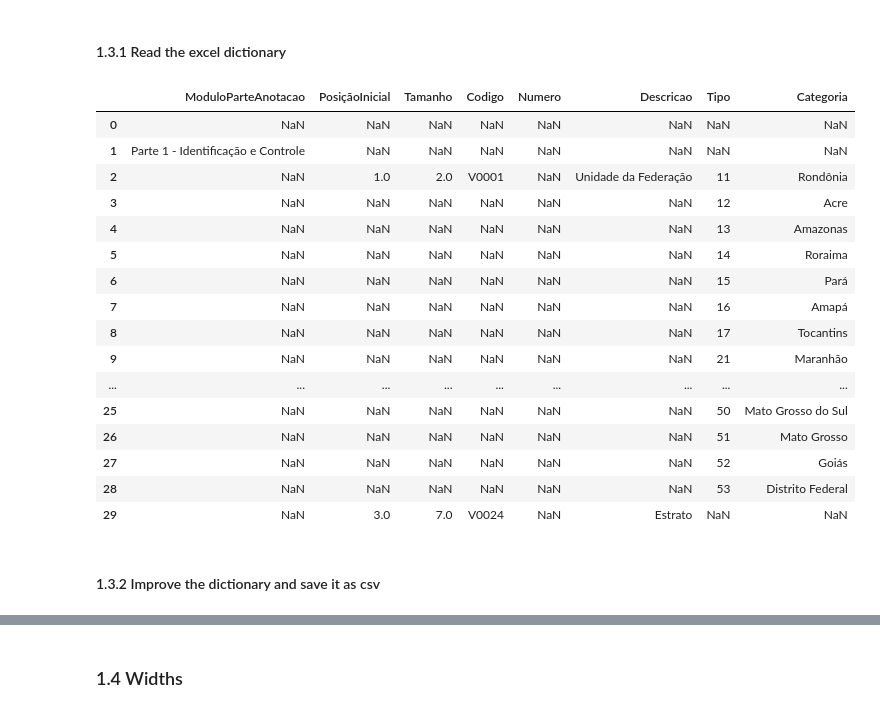
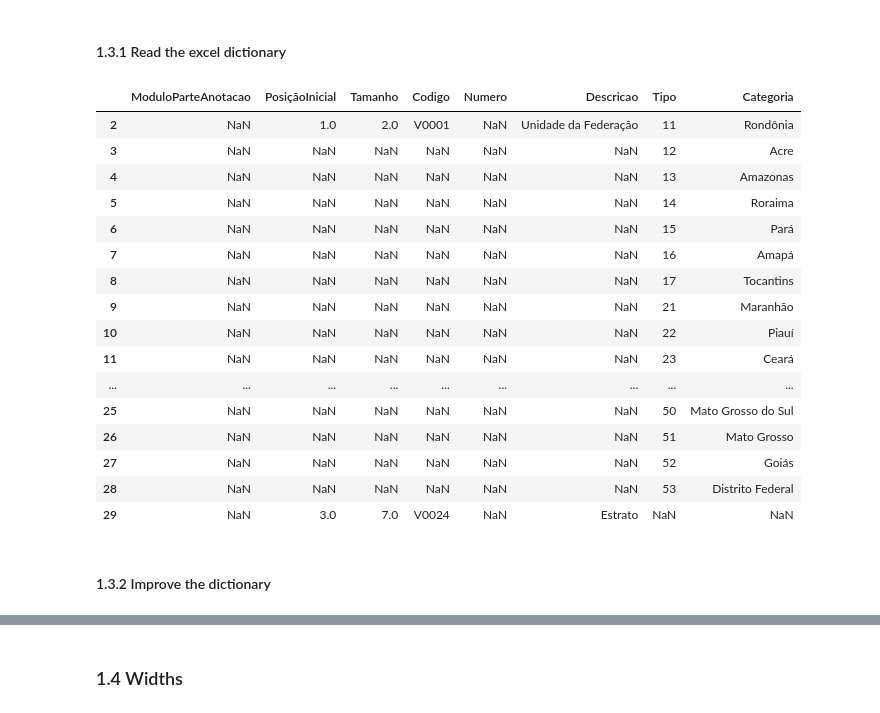
Before and after one commit to feed0/depressao-ibge-pns, a Jupyter notebook: src/pns.ipynb, the cells around one changed output, grey strips where cells are left out. Saved outputs shown, nothing was run; the diff lists cells and outputs as text; code cells hidden in the pictures.

```diff
--- a/src/pns.ipynb
+++ b/src/pns.ipynb
@@ -65,11 +65,9 @@ dictionary_path = "../data/pns-original/pns-dictionary-clean.xlsx"
 #### 1.3.1 Read the excel dictionary
 # %%
 dictionary = pd.read_excel(dictionary_path, skiprows=2)
-dictionary.head(30)
+dictionary.iloc[2:30]
 # %% [output]
 |  | ModuloParteAnotacao | PosiçãoInicial | Tamanho | Codigo | Numero | Descricao | Tipo | Categoria |
-| 0 | NaN | NaN | NaN | NaN | NaN | NaN | NaN | NaN |
-| 1 | Parte 1 - Identificação e Controle | NaN | NaN | NaN | NaN | NaN | NaN | NaN |
 | 2 | NaN | 1.0 | 2.0 | V0001 | NaN | Unidade da Federação | 11 | Rondônia |
 | 3 | NaN | NaN | NaN | NaN | NaN | NaN | 12 | Acre |
 | 4 | NaN | NaN | NaN | NaN | NaN | NaN | 13 | Amazonas |
@@ -78,6 +76,8 @@ dictionary.head(30)
 | 7 | NaN | NaN | NaN | NaN | NaN | NaN | 16 | Amapá |
 | 8 | NaN | NaN | NaN | NaN | NaN | NaN | 17 | Tocantins |
 | 9 | NaN | NaN | NaN | NaN | NaN | NaN | 21 | Maranhão |
+| 10 | NaN | NaN | NaN | NaN | NaN | NaN | 22 | Piauí |
+| 11 | NaN | NaN | NaN | NaN | NaN | NaN | 23 | Ceará |
 | ... | ... | ... | ... | ... | ... | ... | ... | ... |
 | 25 | NaN | NaN | NaN | NaN | NaN | NaN | 50 | Mato Grosso do Sul |
 | 26 | NaN | NaN | NaN | NaN | NaN | NaN | 51 | Mato Grosso |
@@ -87,2 +90,2 @@ dictionary.head(30)
 # %% [markdown]
-#### 1.3.2 Improve the dictionary and save it as csv
+#### 1.3.2 Improve the dictionary
```
Also changed, not shown: parts of 16 cells of this notebook.
